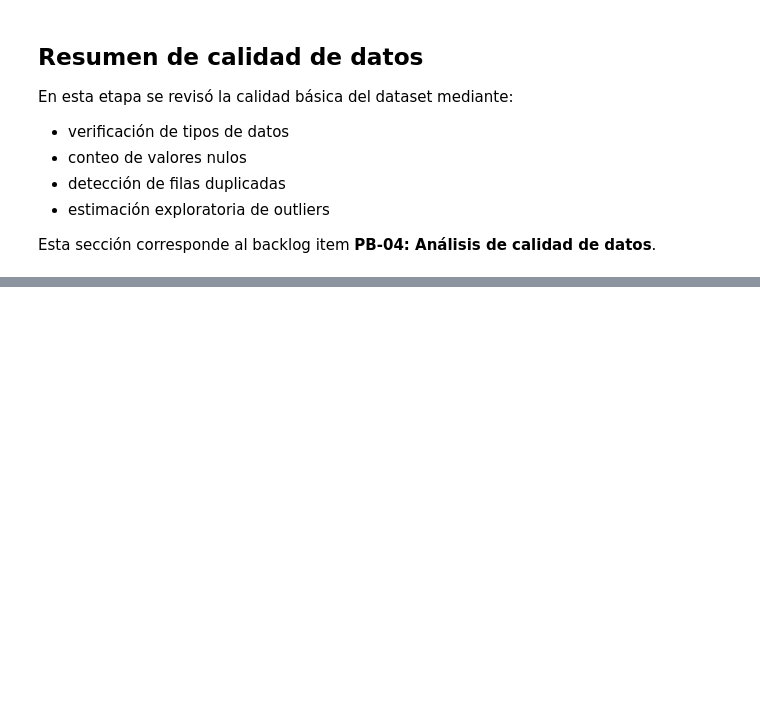
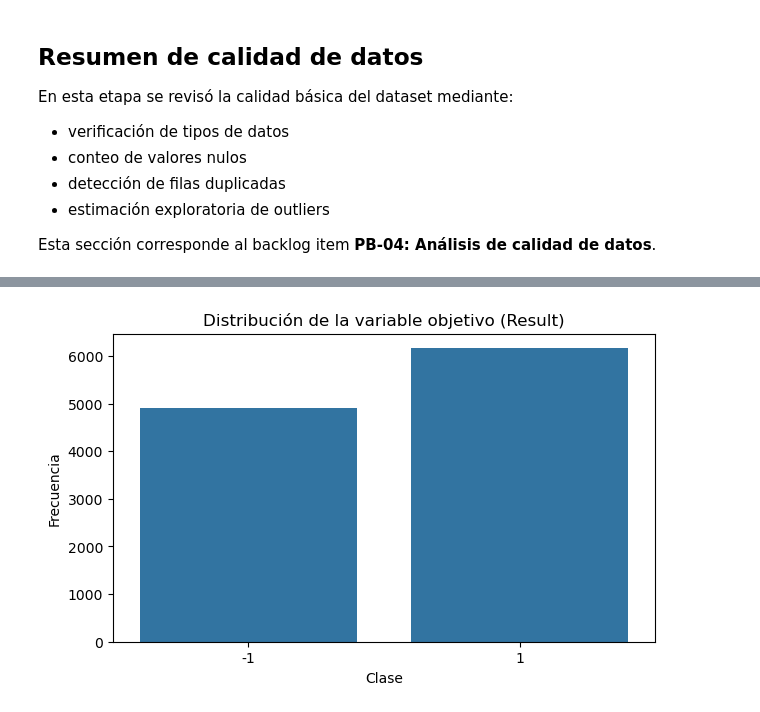
Before and after one commit to RubenTinoco/phishing-detection-Equipo5, a Jupyter notebook: notebooks/03_eda.ipynb, the cells around one changed output, grey strips where cells are left out. Cells and saved outputs as stored; diff of their text form; code cells hidden in the pictures; blank space fills up the shorter version.

Commit message:
feat(PB-05): agrega estadisticas descriptivas y visualizaciones

```diff
--- a/notebooks/03_eda.ipynb
+++ b/notebooks/03_eda.ipynb
@@ -180,0 +244,9 @@ Esta sección corresponde al backlog item **PB-04: Análisis de calidad de datos
+# %%
+plt.figure(figsize=(7,4))
+sns.countplot(x="Result", data=df)
+plt.title("Distribución de la variable objetivo (Result)")
+plt.xlabel("Clase")
+plt.ylabel("Frecuencia")
+plt.show()
+# %% [output]
+[figure, added]
```
Also changed, not shown: parts of 18 cells of this notebook.
